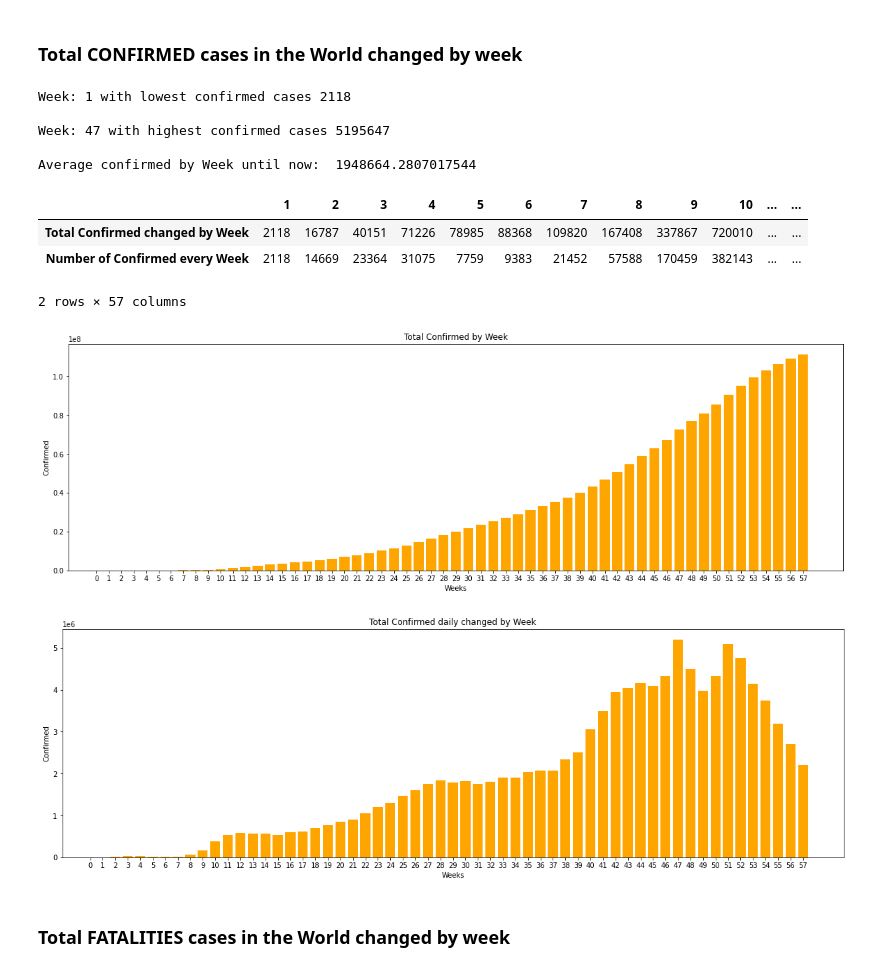
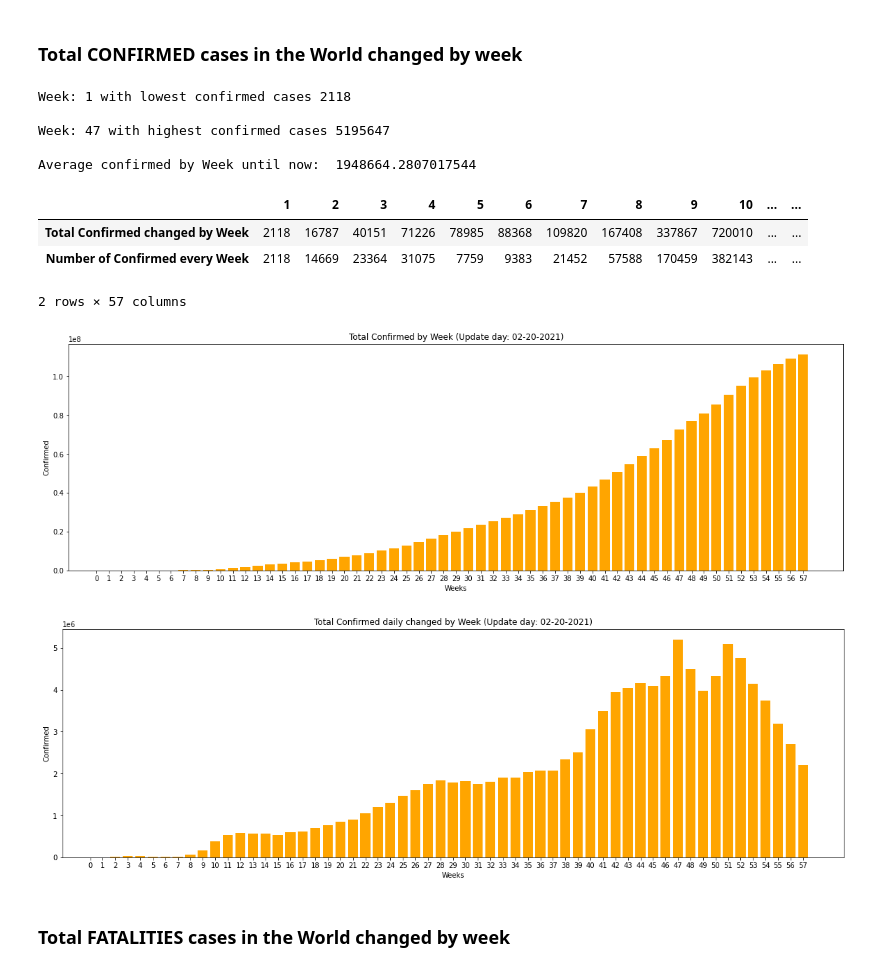
Before and after one commit to lphan/ML-Practices, a Jupyter notebook: 18_Covid-19/18_Covid-19_byWeek.ipynb, the cells around one changed output. Drawn from its saved outputs; the diff is of its cells as text; code cells hidden in the pictures.

Commit message:
Update plots title

```diff
--- a/18_Covid-19/18_Covid-19_byWeek.ipynb
+++ b/18_Covid-19/18_Covid-19_byWeek.ipynb
@@ -43,37 +43,37 @@ plt.figure(1)
 plt.xticks(np.arange(0, max(x_weeks)+1, 1))
 plt.bar(x_weeks, y_cases_total, color='Orange')
 plt.xlabel('Weeks')
 plt.ylabel('Confirmed')
-plt.title("Total Confirmed by Week")
+plt.title("Total Confirmed by Week (Update day: "+str(updated_date)+")")
 plt.savefig('output/week_totalconfirmed.jpg')
 
 # Plot number of confirmed every week
 plt.figure(2)
 plt.xticks(np.arange(0, max(x_weeks)+1, 1))
 plt.bar(x_weeks, y_cases_byweek, color='Orange')
 plt.xlabel('Weeks')
 plt.ylabel('Confirmed')
-plt.title("Total Confirmed daily changed by Week")
+plt.title("Total Confirmed daily changed by Week (Update day: "+str(updated_date)+")")
 plt.savefig('output/week_totalconfirmed_weekly.jpg')
 
 print("\nWeek:", np.argmin(y_cases_byweek)+1, "with lowest confirmed cases", y_cases_byweek[np.argmin(y_cases_byweek)])
 print("\nWeek:", np.argmax(y_cases_byweek)+1, "with highest confirmed cases", y_cases_byweek[np.argmax(y_cases_byweek)])
 print("\nAverage confirmed by Week until now: ", np.mean(y_cases_byweek))
 confirmedweeks
 
 # note: plot displays data on x-axis start at index 1, and data in Python collected at index 0, that's why +1
 # %% [output]
 Week: 1 with lowest confirmed cases 2118
 
 Week: 47 with highest confirmed cases 5195647
 
 Average confirmed by Week until now:  1948664.2807017544
 |  | 1 | 2 | 3 | 4 | 5 | 6 | 7 | 8 | 9 | 10 | ... | ... |
 | Total Confirmed changed by Week | 2118 | 16787 | 40151 | 71226 | 78985 | 88368 | 109820 | 167408 | 337867 | 720010 | ... | ... |
 | Number of Confirmed every Week | 2118 | 14669 | 23364 | 31075 | 7759 | 9383 | 21452 | 57588 | 170459 | 382143 | ... | ... |
 2 rows × 57 columns
-[figure, old version]
+[figure, new version]
-[figure, old version]
+[figure, new version]
 # %% [markdown]
 ### Total FATALITIES cases in the World changed by week
 # %%
```
Also changed, not shown: parts of 2 cells of this notebook, 7 other files.
